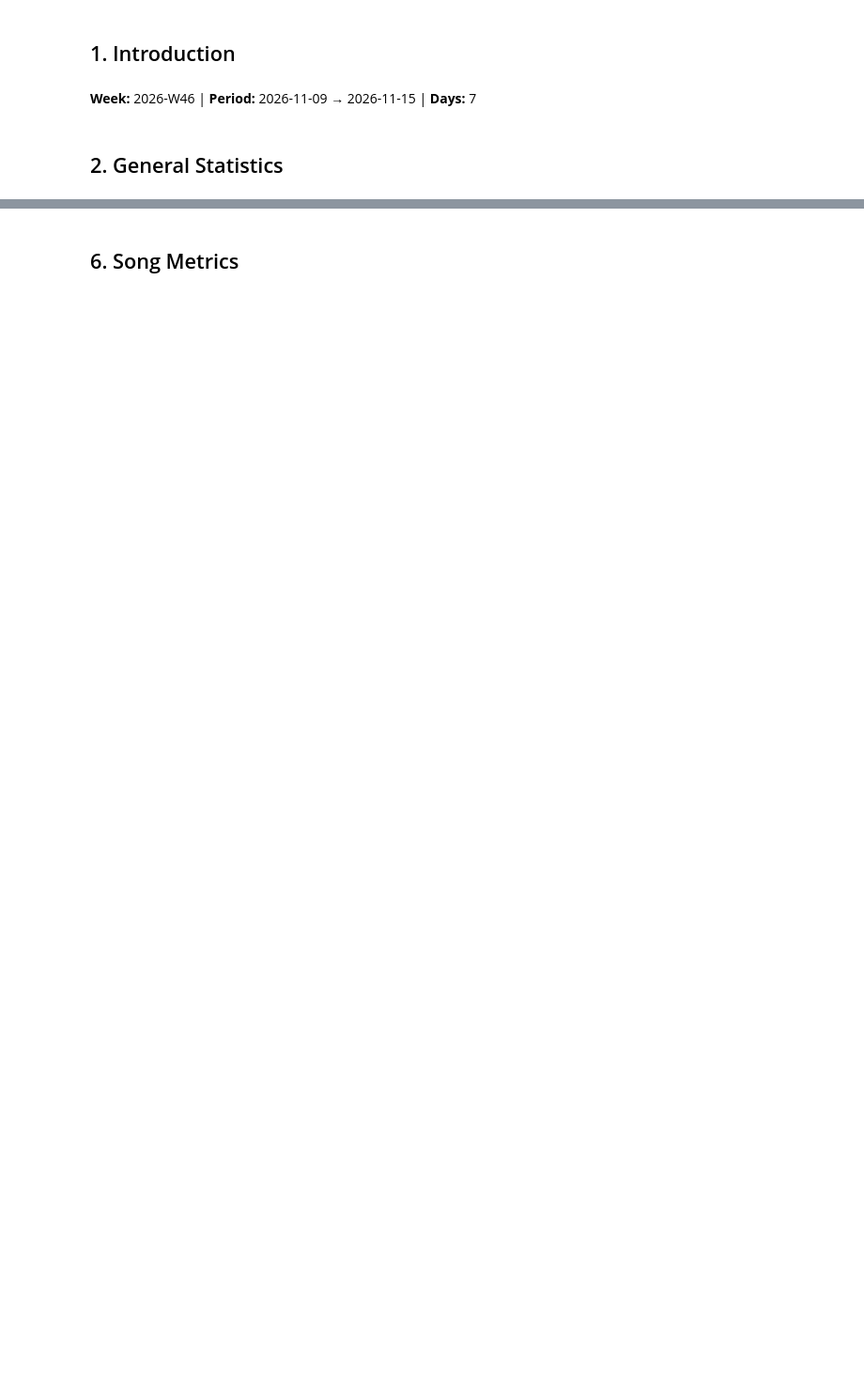
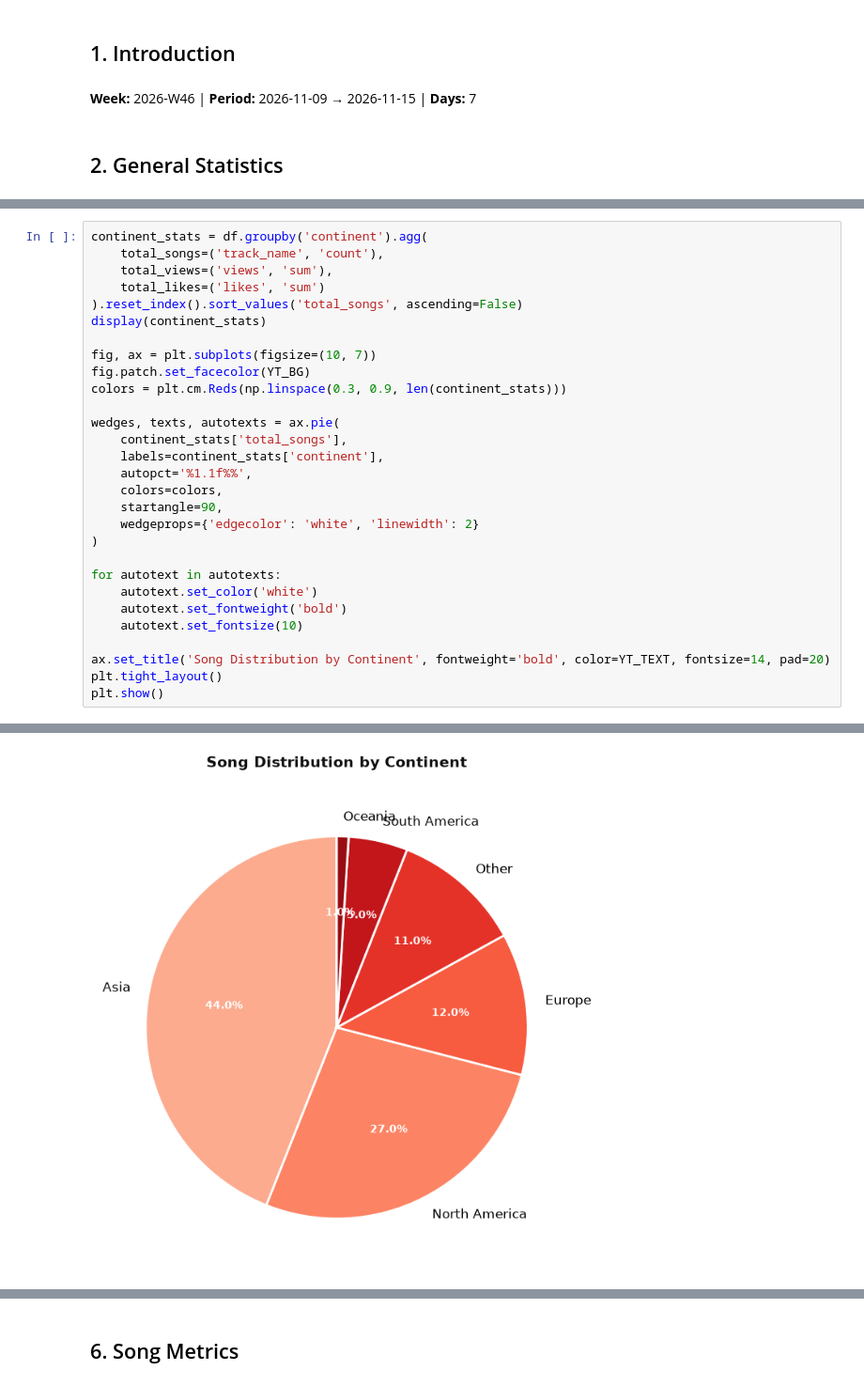
Before and after one commit to adroguetth/youtube-music-charts-intelligence, a Jupyter notebook: Notebook_EN/weekly/youtube_charts_2026-W46.ipynb, the cells around one changed output, grey strips where cells are left out. Shown at 94% size. Cells and saved outputs as stored; diff of their text form; blank space fills up the shorter version.

```diff
--- a/Notebook_EN/weekly/youtube_charts_2026-W46.ipynb
+++ b/Notebook_EN/weekly/youtube_charts_2026-W46.ipynb
@@ -253,0 +203,30 @@ Multi-country:
+# %%
+continent_stats = df.groupby('continent').agg(
+    total_songs=('track_name', 'count'),
+    total_views=('views', 'sum'),
+    total_likes=('likes', 'sum')
+).reset_index().sort_values('total_songs', ascending=False)
+display(continent_stats)
+
+fig, ax = plt.subplots(figsize=(10, 7))
+fig.patch.set_facecolor(YT_BG)
+colors = plt.cm.Reds(np.linspace(0.3, 0.9, len(continent_stats)))
+
+wedges, texts, autotexts = ax.pie(
+    continent_stats['total_songs'],
+    labels=continent_stats['continent'],
+    autopct='%1.1f%%',
+    colors=colors,
+    startangle=90,
+    wedgeprops={'edgecolor': 'white', 'linewidth': 2}
+)
+
+for autotext in autotexts:
+    autotext.set_color('white')
+    autotext.set_fontweight('bold')
+    autotext.set_fontsize(10)
+
+ax.set_title('Song Distribution by Continent', fontweight='bold', color=YT_TEXT, fontsize=14, pad=20)
+plt.tight_layout()
+plt.show()
+# %% [output]
@@ -254 +240,2 @@ Multi-country:
+[figure, added]
 # %% [markdown]
```
Also changed, not shown: parts of 59 cells of this notebook, 1 other file.
